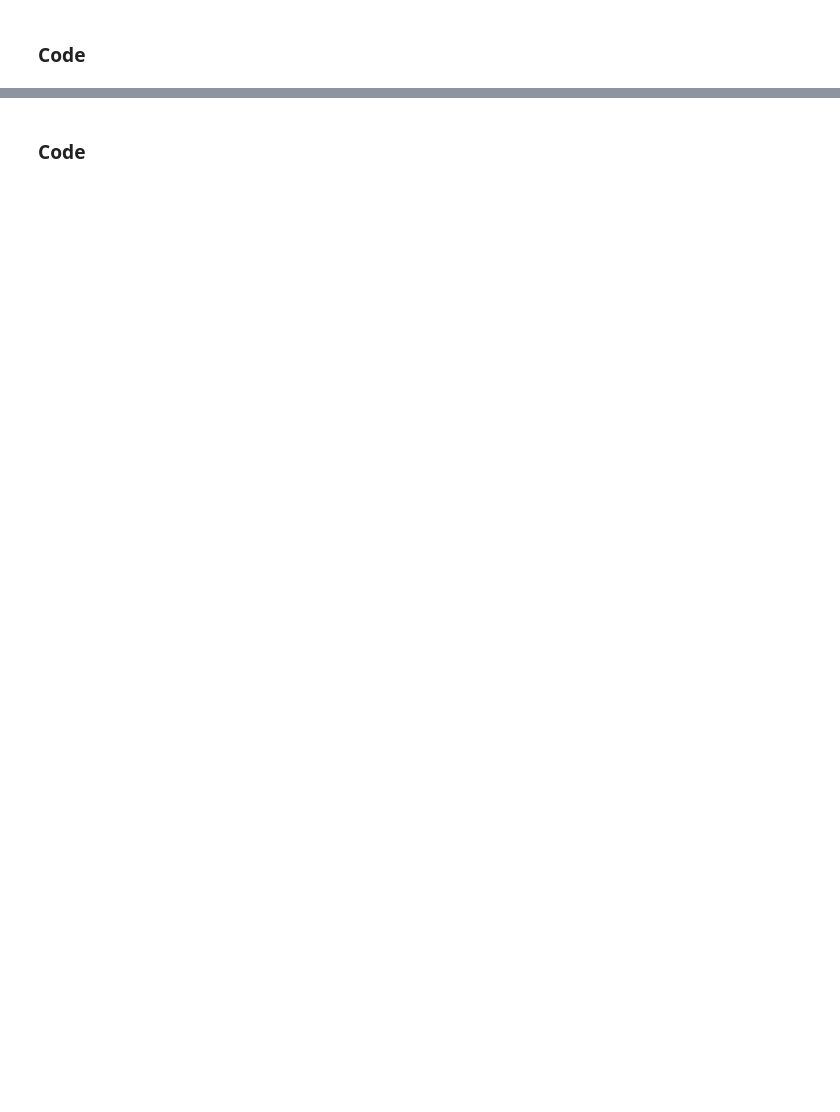
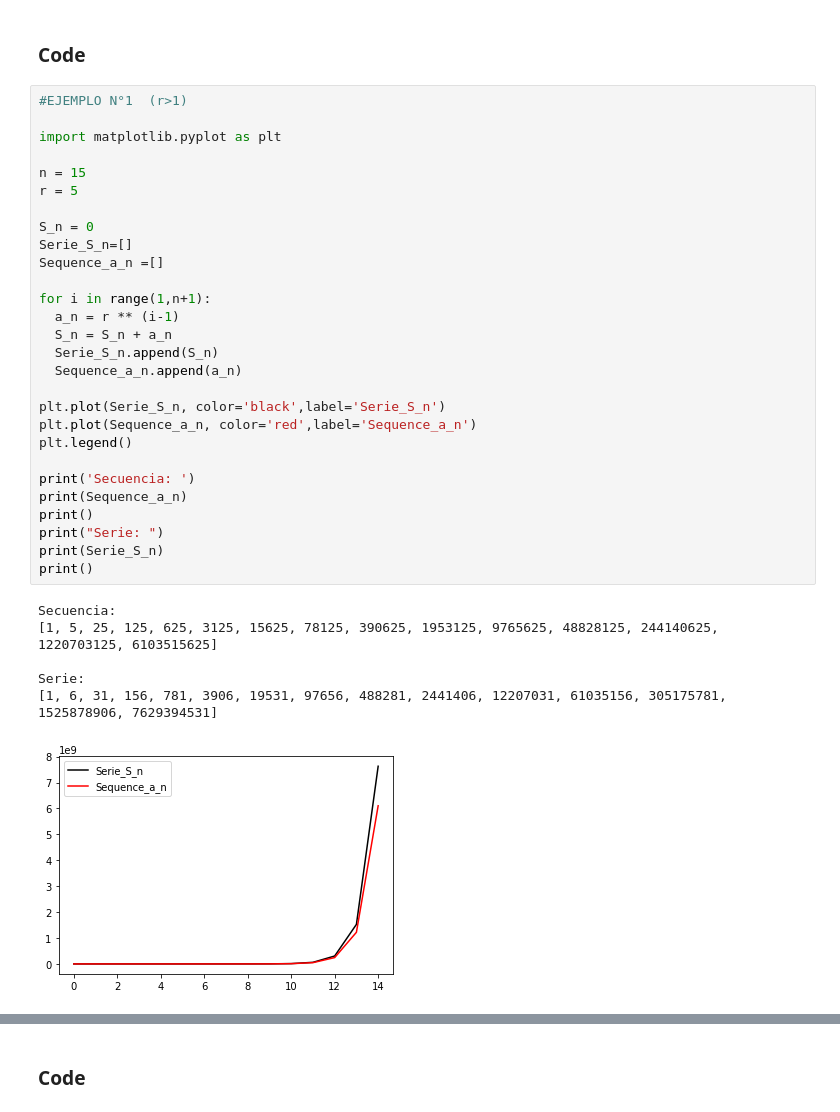
Before and after one commit to gapuentesr/MetNumUN2021I, a Jupyter notebook: Lab8/gapuentesrArithmeticSeriesGeometricSeriesPowerSums.ipynb, the cells around one changed output, grey strips where cells are left out. Drawn from its saved outputs; the diff is of its cells as text; blank space fills up the shorter version.

```diff
--- a/Lab8/gapuentesrArithmeticSeriesGeometricSeriesPowerSums.ipynb
+++ b/Lab8/gapuentesrArithmeticSeriesGeometricSeriesPowerSums.ipynb
@@ -293,3 +325,38 @@ $$
 $$
 # %% [markdown]
 ### Code
+# %%
+#EJEMPLO N°1  (r>1)
+
+import matplotlib.pyplot as plt
+
+n = 15
+r = 5
+
+S_n = 0
+Serie_S_n=[]
+Sequence_a_n =[]
+
+for i in range(1,n+1):
+  a_n = r ** (i-1)
+  S_n = S_n + a_n
+  Serie_S_n.append(S_n)
+  Sequence_a_n.append(a_n)
+
+plt.plot(Serie_S_n, color='black',label='Serie_S_n')
+plt.plot(Sequence_a_n, color='red',label='Sequence_a_n')
+plt.legend()
+
+print('Secuencia: ')
+print(Sequence_a_n)
+print()
+print("Serie: ")
+print(Serie_S_n)
+print()
+# %% [output]
+Secuencia:
+[1, 5, 25, 125, 625, 3125, 15625, 78125, 390625, 1953125, 9765625, 48828125, 244140625, 1220703125, 6103515625]
+
+Serie:
+[1, 6, 31, 156, 781, 3906, 19531, 97656, 488281, 2441406, 12207031, 61035156, 305175781, 1525878906, 7629394531]
+[figure, added]
```
Also changed, not shown: parts of 5 cells of this notebook.
